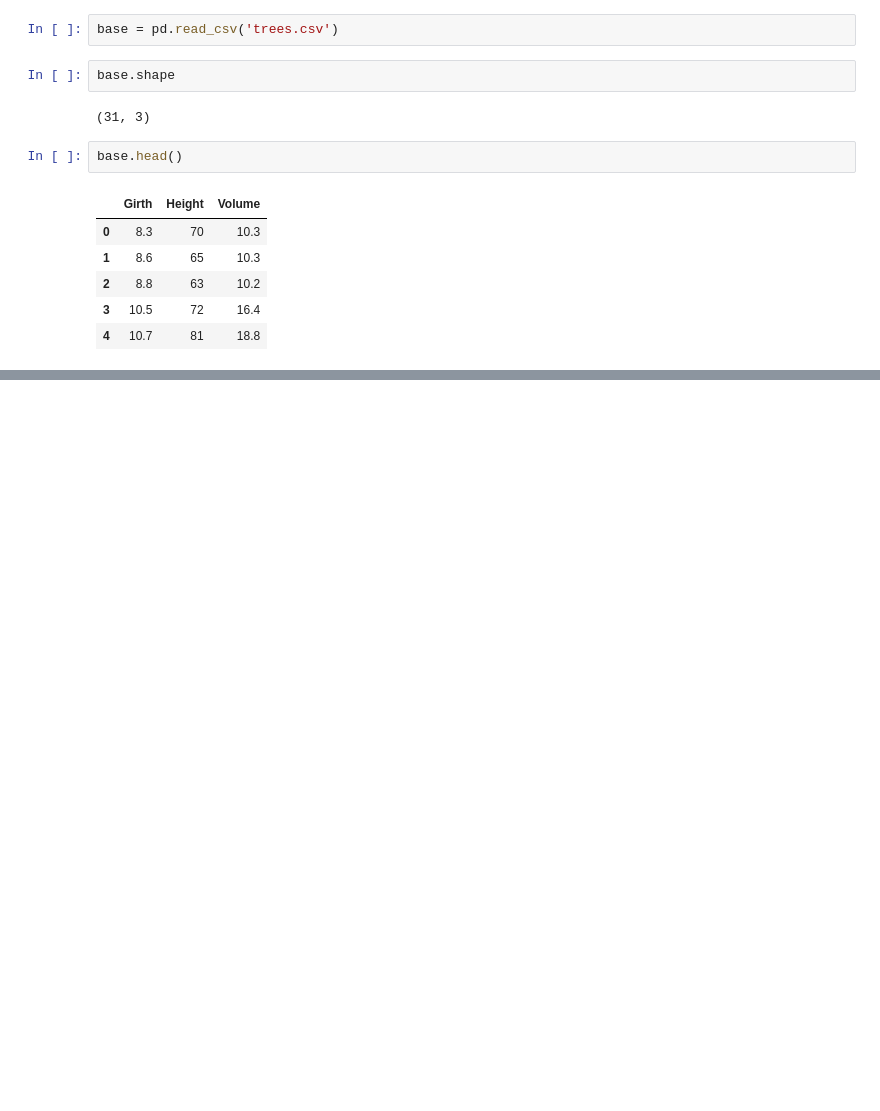
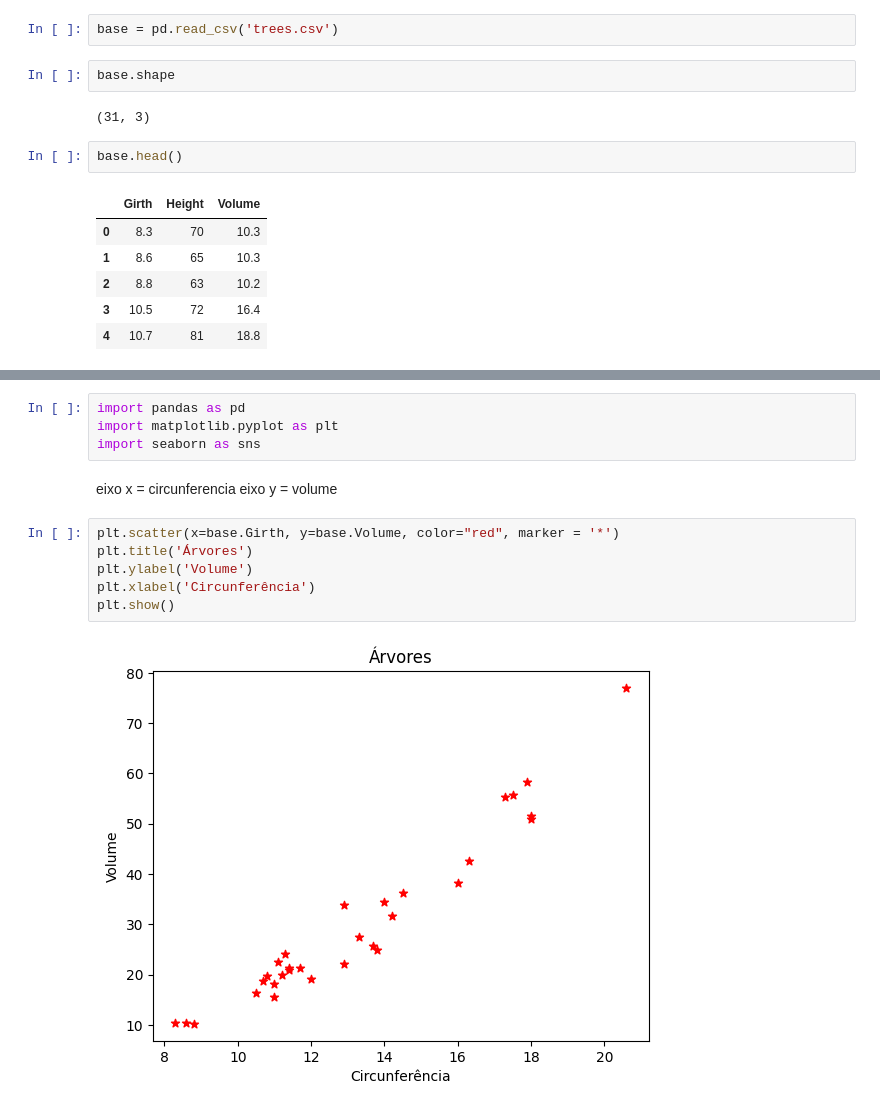
Before and after one commit to Guilhermegfssilva/Ciencia-de-dados, a Jupyter notebook: Gráficos.ipynb, the cells around one changed output, grey strips where cells are left out. Saved outputs shown, nothing was run; the diff lists cells and outputs as text; blank space fills up the shorter version.

```diff
--- a/Gráficos.ipynb
+++ b/Gráficos.ipynb
@@ -23,0 +60,15 @@ histograma = np.histogram(base.iloc[:,0], bins = 3)
+# %%
+import pandas as pd
+import matplotlib.pyplot as plt
+import seaborn as sns
+# %% [markdown]
+eixo x = circunferencia
+eixo y = volume
+# %%
+plt.scatter(x=base.Girth, y=base.Volume, color="red", marker = '*')
+plt.title('Árvores')
+plt.ylabel('Volume')
+plt.xlabel('Circunferência')
+plt.show()
+# %% [output]
+[figure, added]
```
Also changed, not shown: parts of 35 cells of this notebook.
